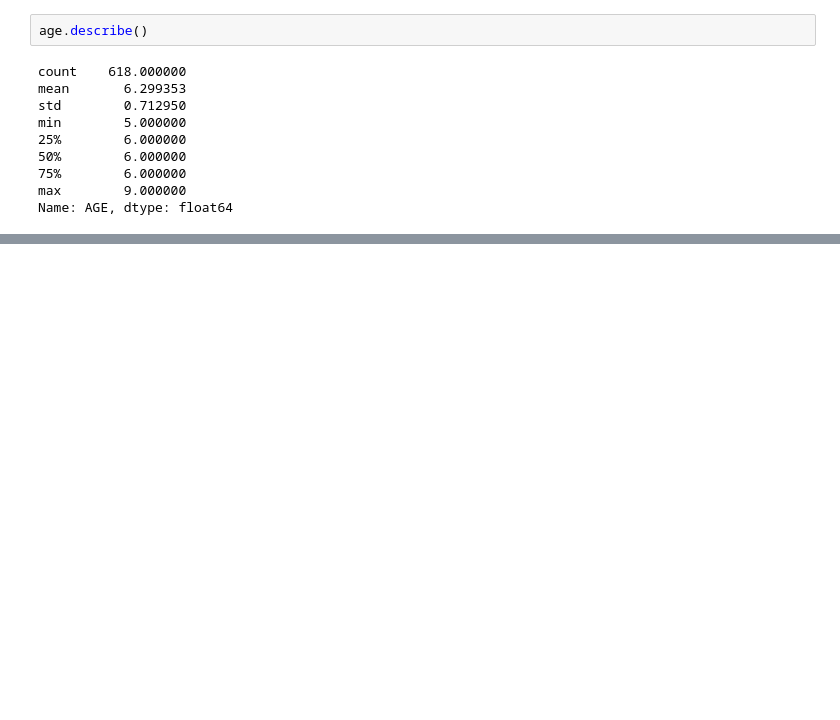
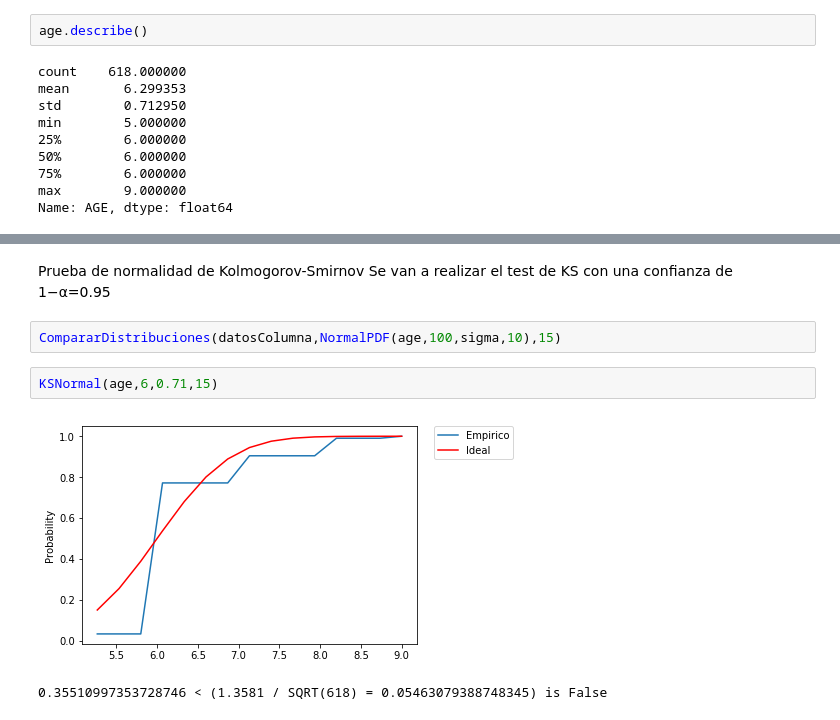
Before and after one commit to jpablofdez/DataScience, a Jupyter notebook: Estadistica/Tareas/Tarea4/Tarea_4_(1).ipynb, the cells around one changed output, grey strips where cells are left out. Drawn from its saved outputs; the diff is of its cells as text; blank space fills up the shorter version.

```diff
--- a/Estadistica/Tareas/Tarea4/Tarea_4_(1).ipynb
+++ b/Estadistica/Tareas/Tarea4/Tarea_4_(1).ipynb
@@ -60,0 +256,10 @@ Name: AGE, dtype: float64
+# %% [markdown]
+Prueba de normalidad de Kolmogorov-Smirnov
+Se van a realizar el test de KS con una confianza de  1−α=0.95
+# %%
+CompararDistribuciones(datosColumna,NormalPDF(age,100,sigma,10),15)
+# %%
+KSNormal(age,6,0.71,15)
+# %% [output]
+[figure, added]
+0.35510997353728746 < (1.3581 / SQRT(618) = 0.05463079388748345) is False
```
Also changed, not shown: parts of 18 cells of this notebook.
